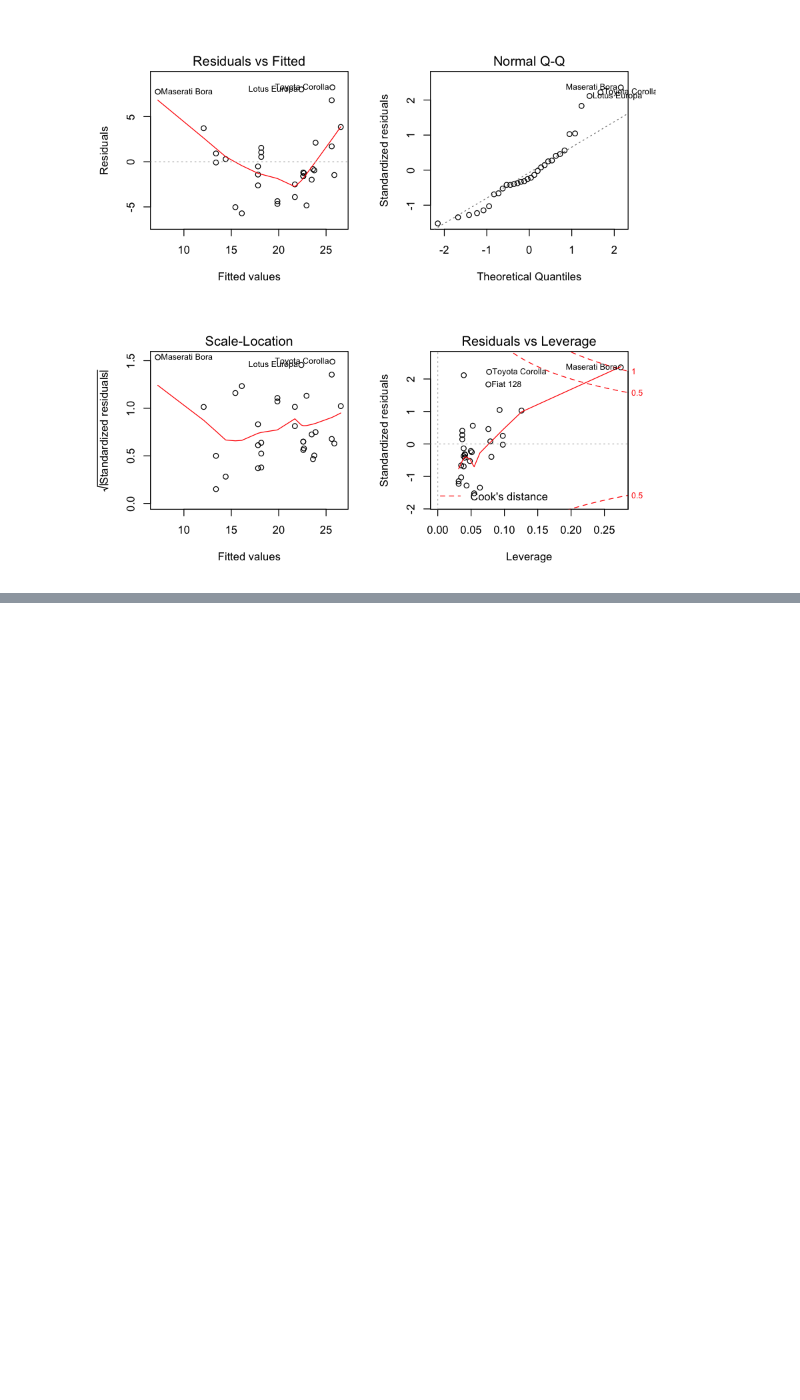
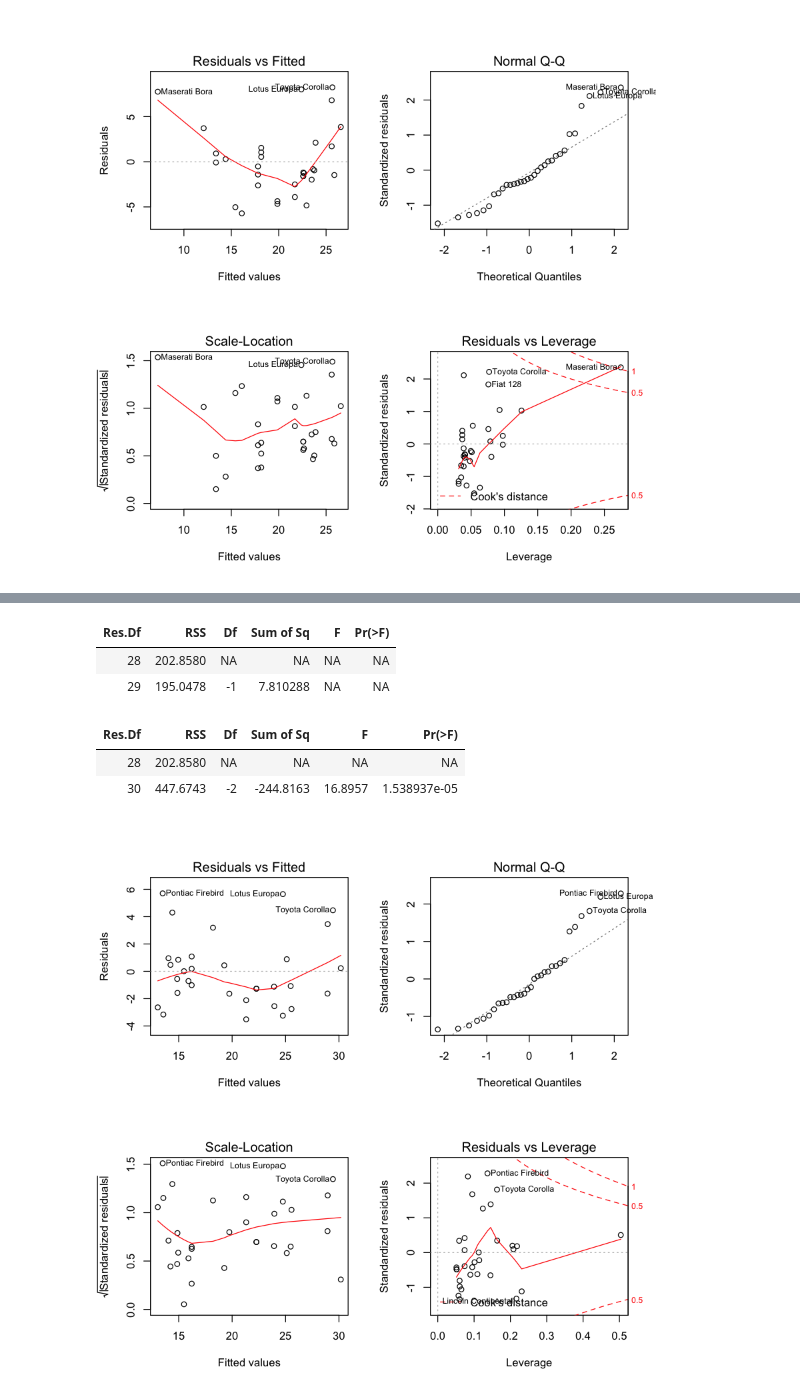
Before and after one commit to edkrueger/r-regression-labs, a Jupyter notebook: mtcars.ipynb, the cells around one changed output, grey strips where cells are left out. Saved outputs shown, nothing was run; the diff lists cells and outputs as text; code cells hidden in the pictures; blank space fills up the shorter version.

```diff
--- a/mtcars.ipynb
+++ b/mtcars.ipynb
@@ -288,0 +360,3 @@ anova(lm(mpg ~ hp + wt, data=mtcars), lm_univariate)
+# %%
+# fit a linear model of horsepower, displacement and thier interaction on mpg
+lm_interaction = lm(mpg ~ hp * disp, data=mtcars)
@@ -288,0 +386,20 @@ anova(lm(mpg ~ hp + wt, data=mtcars), lm_univariate)
+# %%
+# do an F-test comparing the model to the multivariate one
+anova(lm_interaction, lm_multivariate)
+# %% [output]
+| Res.Df | RSS | Df | Sum of Sq | F | Pr(>F) |
+| 28 | 202.8580 | NA | NA | NA | NA |
+| 29 | 195.0478 | -1 | 7.810288 | NA | NA |
+# %%
+# do an F-test comparing the model to the univariate one
+anova(lm_interaction, lm_univariate)
+# %% [output]
+| Res.Df | RSS | Df | Sum of Sq | F | Pr(>F) |
+| 28 | 202.8580 | NA | NA | NA | NA |
+| 30 | 447.6743 | -2 | -244.8163 | 16.8957 | 1.538937e-05 |
+# %%
+# show the diagnostic plots
+par(mfrow=c(2, 2))
+plot(lm_interaction)
+# %% [output]
+[figure, added]
```
Also changed, not shown: parts of 20 cells of this notebook.
